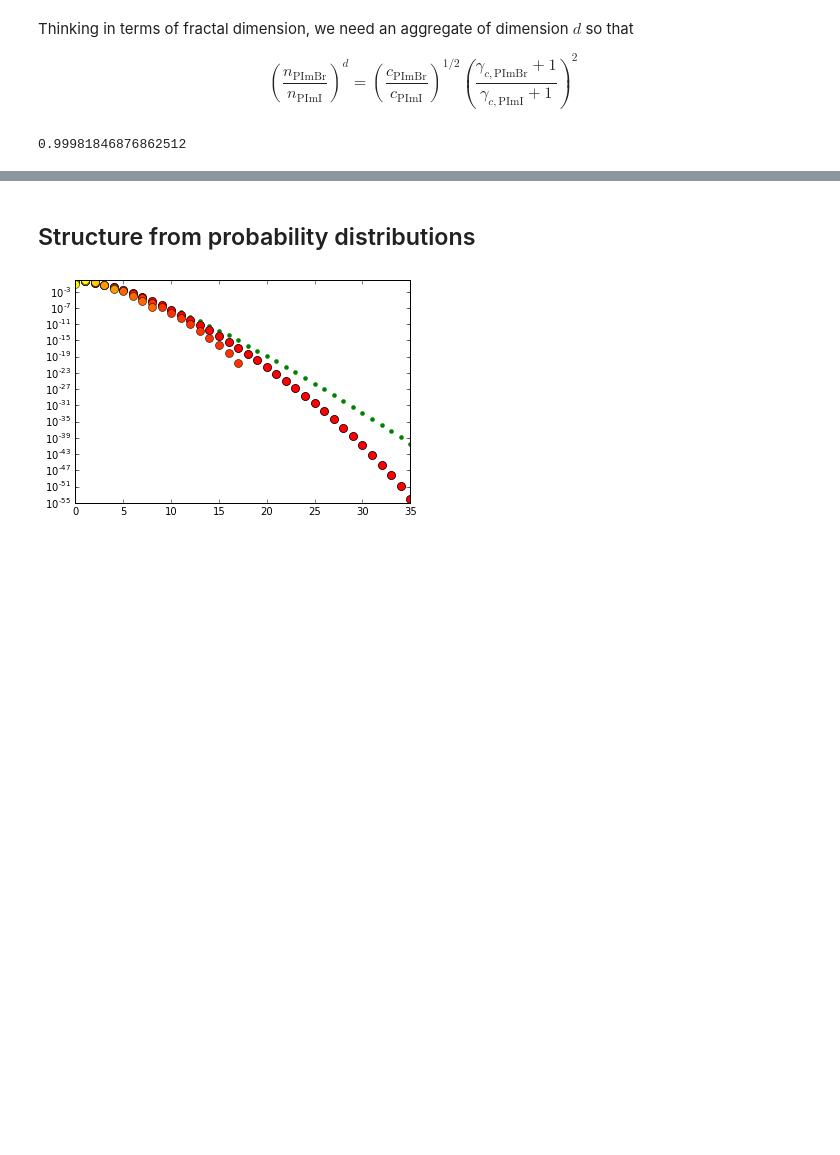
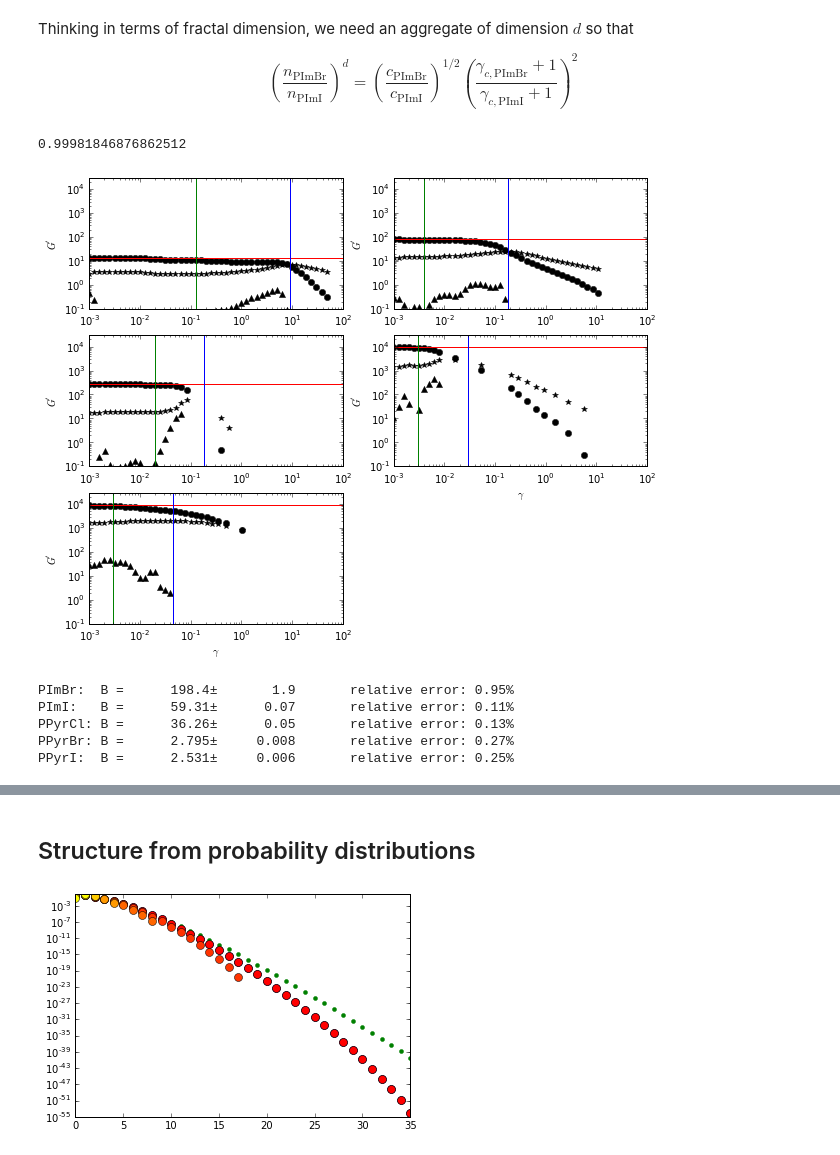
Before and after one commit to MathieuLeocmach/PALSE, a Jupyter notebook: ion pairing.ipynb, the cells around one changed output, grey strips where cells are left out. Cells and saved outputs as stored; diff of their text form; code cells hidden in the pictures; blank space fills up the shorter version.

```diff
--- a/ion pairing.ipynb
+++ b/ion pairing.ipynb
@@ -440,3 +440,32 @@ $$\left(\frac{n_\mathrm{PImBr}}{n_\mathrm{PImI}}\right)^d = \left(\frac{c_\mathr
 (np.log(c[0]/c[1]) + 2*np.log(n[0]/n[1]))/np.log((gamma_c[0]+1) / (gamma_c[1]+1)) /2
 # %% [output]
 0.99981846876862512
+# %%
+plt.figure(figsize=(10,8))
+for i,(a,g,gc,g0) in enumerate(zip(sweeps, G,gamma_c, [1.25e-1,4e-3,2e-2,3e-3,3e-3])):
+    plt.subplot(3,2,1+i)
+    plt.plot(a[:,0], a[:,1], 'ko')
+    plt.plot(a[:,0], a[:,2], 'k*')
+    plt.plot(a[:,0], np.gradient(a[:,2]), 'k^')
+    plt.axhline(g.n, color='r')
+    plt.axvline(gc.n, color='b')
+    plt.axvline(g0, color='g')
+    #plt.plot(a[:,0], g.n*(a[:,0]+1)**(-2), 'r-')
+    plt.xscale('log')
+    plt.yscale('log')
+    plt.xlim(1e-3,1e2)
+    plt.ylim(1e-1,3e4)
+    plt.xlabel(r'$\gamma$')
+    plt.ylabel(r'$G^\prime$')
+# %% [output]
+[figure, added]
+# %%
+B4 = b * c * (constants.k * T / G / (np.array([1.25e-1,4e-3,2e-2,3e-3,3e-3])+1)**2)**(2/3)
+for name, g in zip(names, B4):
+    print('{}:\tB = {:10P} \trelative error: {:0.2f}%'.format(name,g,100*g.s/g.n))
+# %% [output]
+PImBr:  B =      198.4±       1.9       relative error: 0.95%
+PImI:   B =      59.31±      0.07       relative error: 0.11%
+PPyrCl: B =      36.26±      0.05       relative error: 0.13%
+PPyrBr: B =      2.795±     0.008       relative error: 0.27%
+PPyrI:  B =      2.531±     0.006       relative error: 0.25%
```
Also changed, not shown: parts of 5 cells of this notebook.
